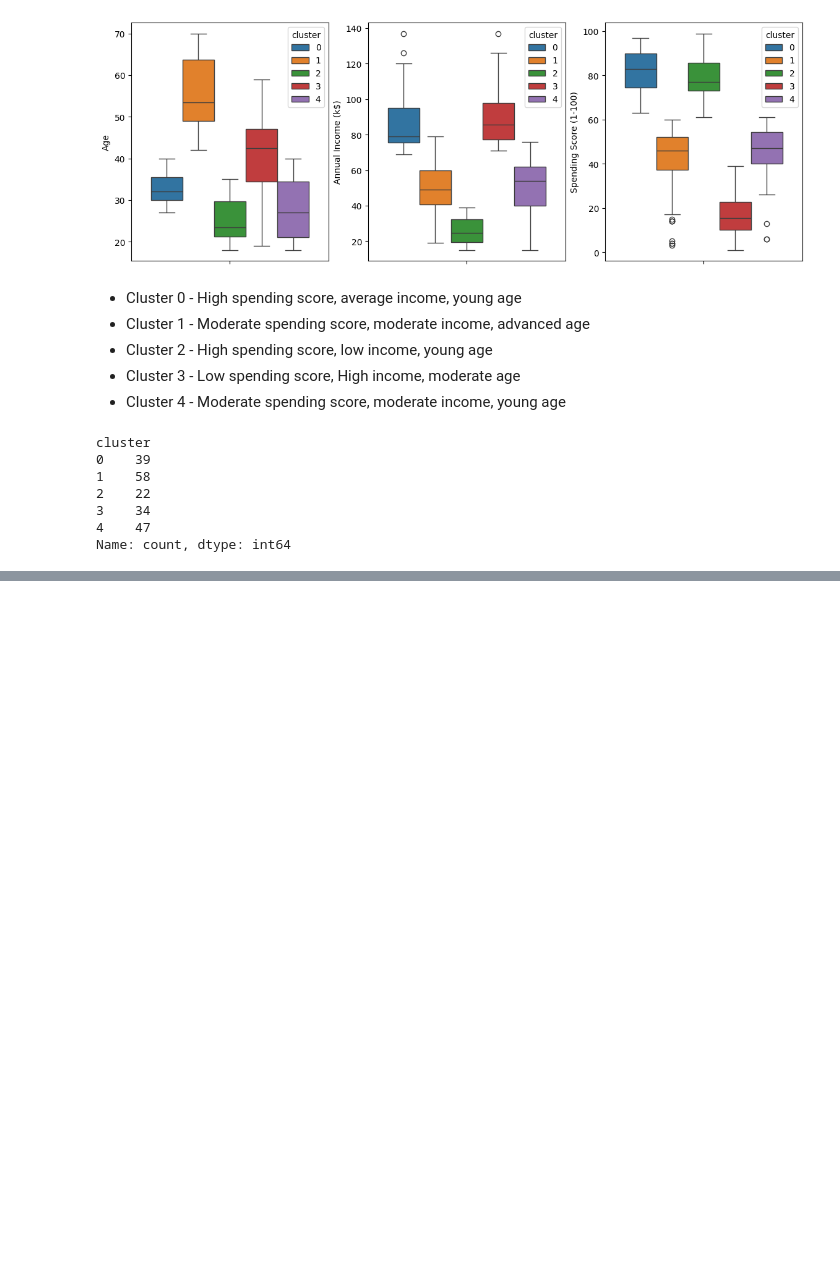
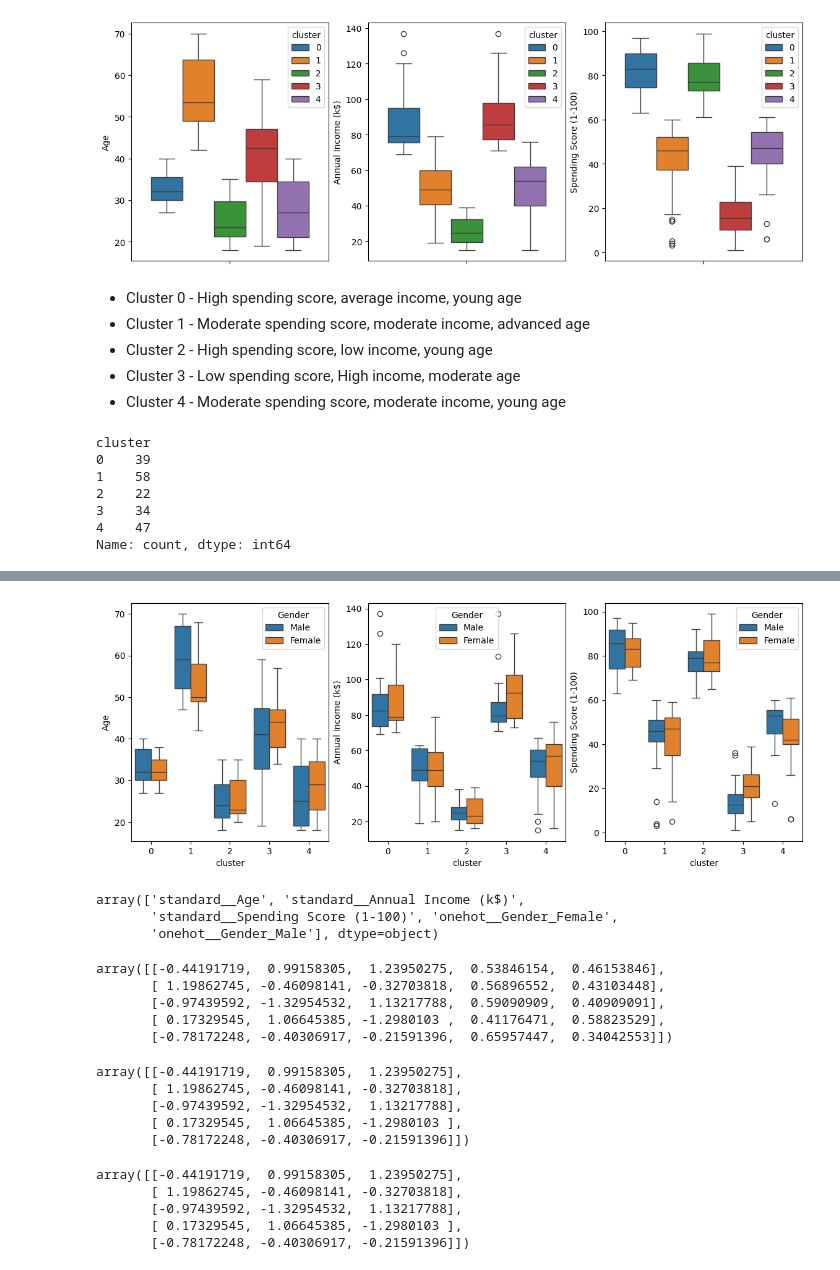
Before and after one commit to danimoreira90/Customer-Segmentation-Project, a Jupyter notebook: notebooks/projeto_supermercado_04_pipeline.ipynb, the cells around one changed output, grey strips where cells are left out. Cells and saved outputs as stored; diff of their text form; code cells hidden in the pictures; blank space fills up the shorter version.

```diff
--- a/notebooks/projeto_supermercado_04_pipeline.ipynb
+++ b/notebooks/projeto_supermercado_04_pipeline.ipynb
@@ -153,0 +169,39 @@ Name: count, dtype: int64
+# %%
+fig, axs = plt.subplots(nrows=1, ncols=3, figsize=(14,5))
+for ax, col, in zip(axs, df_clustered.select_dtypes('number')):
+    sns.boxplot(data=df_clustered, x="cluster", y=col, ax=ax, palette="tab10", hue="Gender")
+
+plt.show()
+# %% [output]
+[figure, added]
+# %%
+pipeline["preprocessing"].get_feature_names_out()
+# %% [output]
+array(['standard__Age', 'standard__Annual Income (k$)',
+       'standard__Spending Score (1-100)', 'onehot__Gender_Female',
+       'onehot__Gender_Male'], dtype=object)
+# %%
+pipeline["clustering"].cluster_centers_
+# %% [output]
+array([[-0.44191719,  0.99158305,  1.23950275,  0.53846154,  0.46153846],
+       [ 1.19862745, -0.46098141, -0.32703818,  0.56896552,  0.43103448],
+       [-0.97439592, -1.32954532,  1.13217788,  0.59090909,  0.40909091],
+       [ 0.17329545,  1.06645385, -1.2980103 ,  0.41176471,  0.58823529],
+       [-0.78172248, -0.40306917, -0.21591396,  0.65957447,  0.34042553]])
+# %%
+pipeline["clustering"].cluster_centers_[:, :-2]
+# %% [output]
+array([[-0.44191719,  0.99158305,  1.23950275],
+       [ 1.19862745, -0.46098141, -0.32703818],
+       [-0.97439592, -1.32954532,  1.13217788],
+       [ 0.17329545,  1.06645385, -1.2980103 ],
+       [-0.78172248, -0.40306917, -0.21591396]])
+# %%
+centroids = pipeline["clustering"].cluster_centers_[:, :-2]
+centroids
+# %% [output]
+array([[-0.44191719,  0.99158305,  1.23950275],
+       [ 1.19862745, -0.46098141, -0.32703818],
+       [-0.97439592, -1.32954532,  1.13217788],
+       [ 0.17329545,  1.06645385, -1.2980103 ],
+       [-0.78172248, -0.40306917, -0.21591396]])
```
Also changed, not shown: parts of 5 cells of this notebook, 4 other files.
